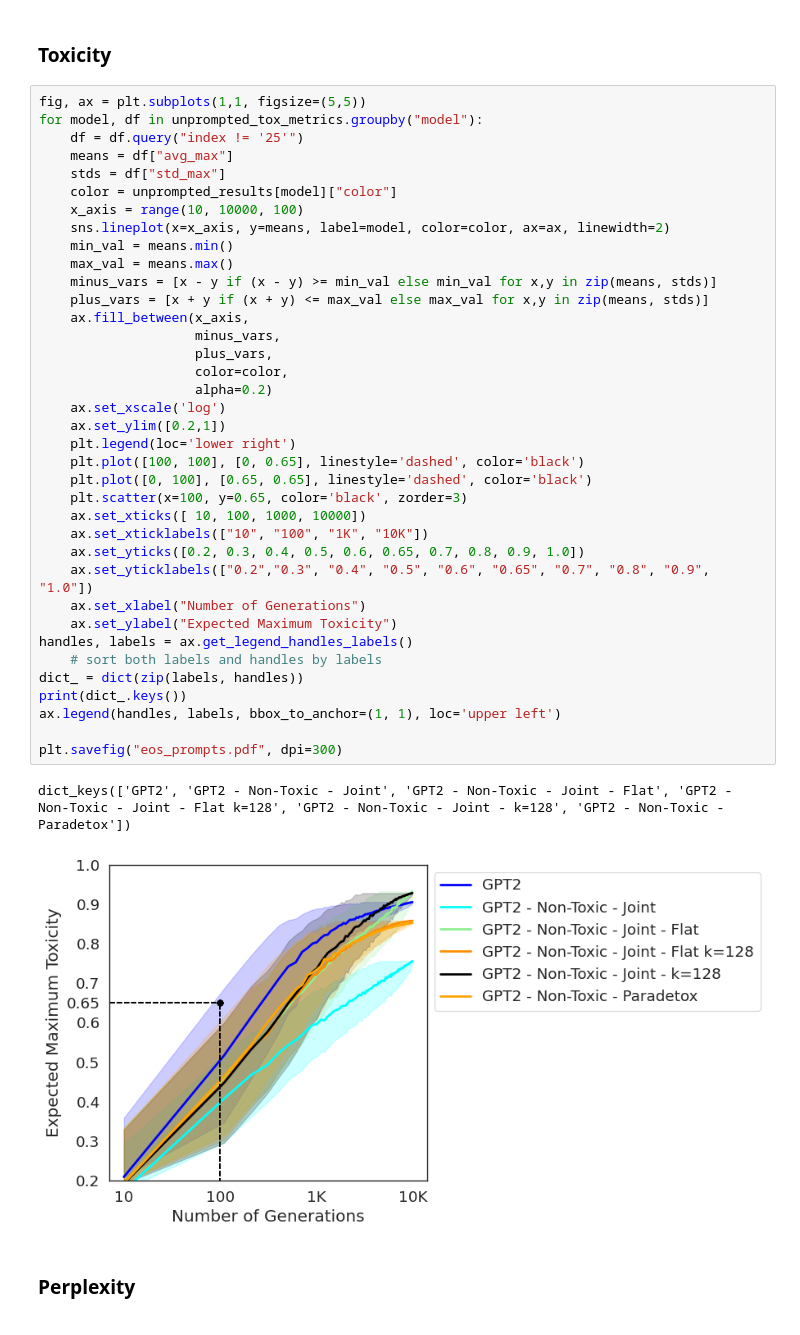
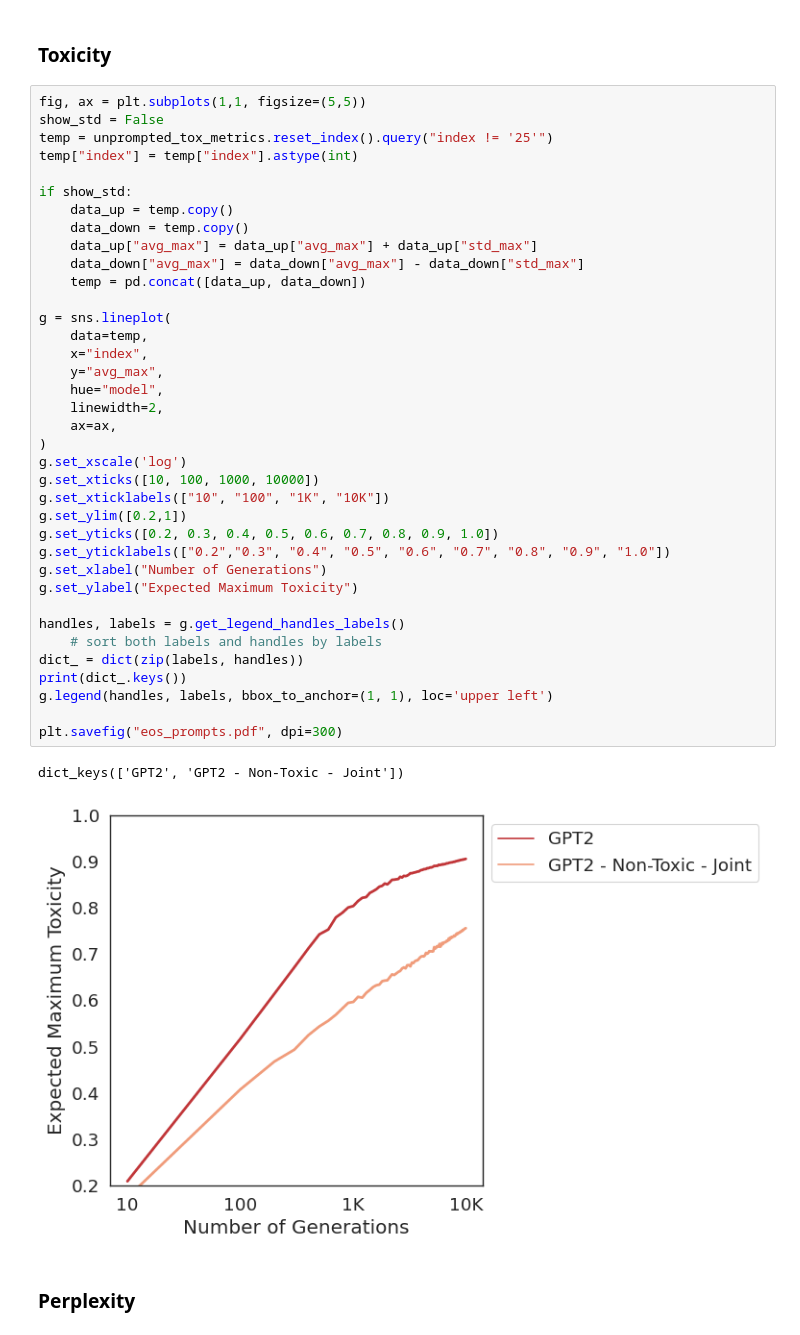
Before and after one commit to luizapozzobon/goodtriever-pt, a Jupyter notebook: notebooks/04_knnlm_results.ipynb, the cells around one changed output. Drawn from its saved outputs; the diff is of its cells as text.

```diff
--- a/notebooks/04_knnlm_results.ipynb
+++ b/notebooks/04_knnlm_results.ipynb
@@ -81,44 +61,44 @@ unprompted_tox_metrics, unprompted_ppl_metrics, unprompted_collated = load_metri
 ### Toxicity
 # %%
 fig, ax = plt.subplots(1,1, figsize=(5,5))
-for model, df in unprompted_tox_metrics.groupby("model"):
-    df = df.query("index != '25'")
-    means = df["avg_max"]
-    stds = df["std_max"]
-    color = unprompted_results[model]["color"]
-    x_axis = range(10, 10000, 100)
-    sns.lineplot(x=x_axis, y=means, label=model, color=color, ax=ax, linewidth=2)
-    min_val = means.min()
-    max_val = means.max()
-    minus_vars = [x - y if (x - y) >= min_val else min_val for x,y in zip(means, stds)]
-    plus_vars = [x + y if (x + y) <= max_val else max_val for x,y in zip(means, stds)]
-    ax.fill_between(x_axis,
-                    minus_vars,
-                    plus_vars,
-                    color=color,
-                    alpha=0.2)
-    ax.set_xscale('log')
-    ax.set_ylim([0.2,1])
-    plt.legend(loc='lower right')
-    plt.plot([100, 100], [0, 0.65], linestyle='dashed', color='black')
-    plt.plot([0, 100], [0.65, 0.65], linestyle='dashed', color='black')
-    plt.scatter(x=100, y=0.65, color='black', zorder=3)
-    ax.set_xticks([ 10, 100, 1000, 10000])
-    ax.set_xticklabels(["10", "100", "1K", "10K"])
-    ax.set_yticks([0.2, 0.3, 0.4, 0.5, 0.6, 0.65, 0.7, 0.8, 0.9, 1.0])
-    ax.set_yticklabels(["0.2","0.3", "0.4", "0.5", "0.6", "0.65", "0.7", "0.8", "0.9", "1.0"])
-    ax.set_xlabel("Number of Generations")
-    ax.set_ylabel("Expected Maximum Toxicity")
-handles, labels = ax.get_legend_handles_labels()
+show_std = False
+temp = unprompted_tox_metrics.reset_index().query("index != '25'")
+temp["index"] = temp["index"].astype(int)
+
+if show_std:
+    data_up = temp.copy()
+    data_down = temp.copy()
+    data_up["avg_max"] = data_up["avg_max"] + data_up["std_max"]
+    data_down["avg_max"] = data_down["avg_max"] - data_down["std_max"]
+    temp = pd.concat([data_up, data_down])
+
+g = sns.lineplot(
+    data=temp,
+    x="index",
+    y="avg_max",
+    hue="model",
+    linewidth=2,
+    ax=ax,
+)
+g.set_xscale('log')
+g.set_xticks([10, 100, 1000, 10000])
+g.set_xticklabels(["10", "100", "1K", "10K"])
+g.set_ylim([0.2,1])
+g.set_yticks([0.2, 0.3, 0.4, 0.5, 0.6, 0.7, 0.8, 0.9, 1.0])
+g.set_yticklabels(["0.2","0.3", "0.4", "0.5", "0.6", "0.7", "0.8", "0.9", "1.0"])
+g.set_xlabel("Number of Generations")
+g.set_ylabel("Expected Maximum Toxicity")
+
+handles, labels = g.get_legend_handles_labels()
     # sort both labels and handles by labels
 dict_ = dict(zip(labels, handles))
 print(dict_.keys())
-ax.legend(handles, labels, bbox_to_anchor=(1, 1), loc='upper left')
+g.legend(handles, labels, bbox_to_anchor=(1, 1), loc='upper left')
 
 plt.savefig("eos_prompts.pdf", dpi=300)
 # %% [output]
-dict_keys(['GPT2', 'GPT2 - Non-Toxic - Joint', 'GPT2 - Non-Toxic - Joint - Flat', 'GPT2 - Non-Toxic - Joint - Flat k=128', 'GPT2 - Non-Toxic - Joint - k=128', 'GPT2 - Non-Toxic - Paradetox'])
+dict_keys(['GPT2', 'GPT2 - Non-Toxic - Joint'])
-[figure, old version]
+[figure, new version]
 # %% [markdown]
 ### Perplexity
 # %%
```
Also changed, not shown: parts of 9 cells of this notebook.
